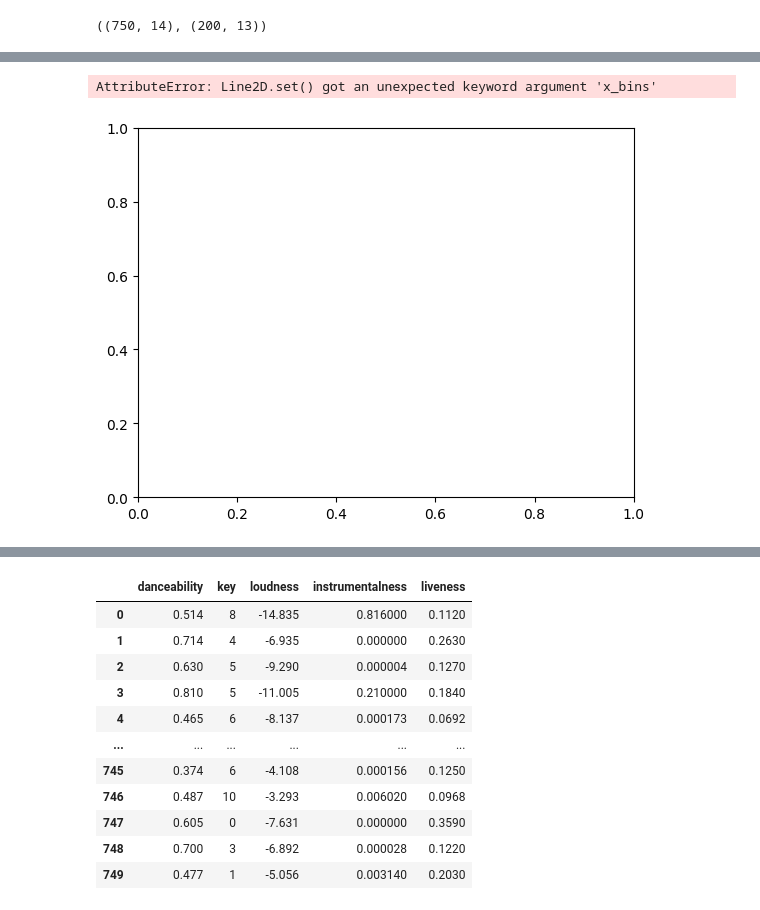
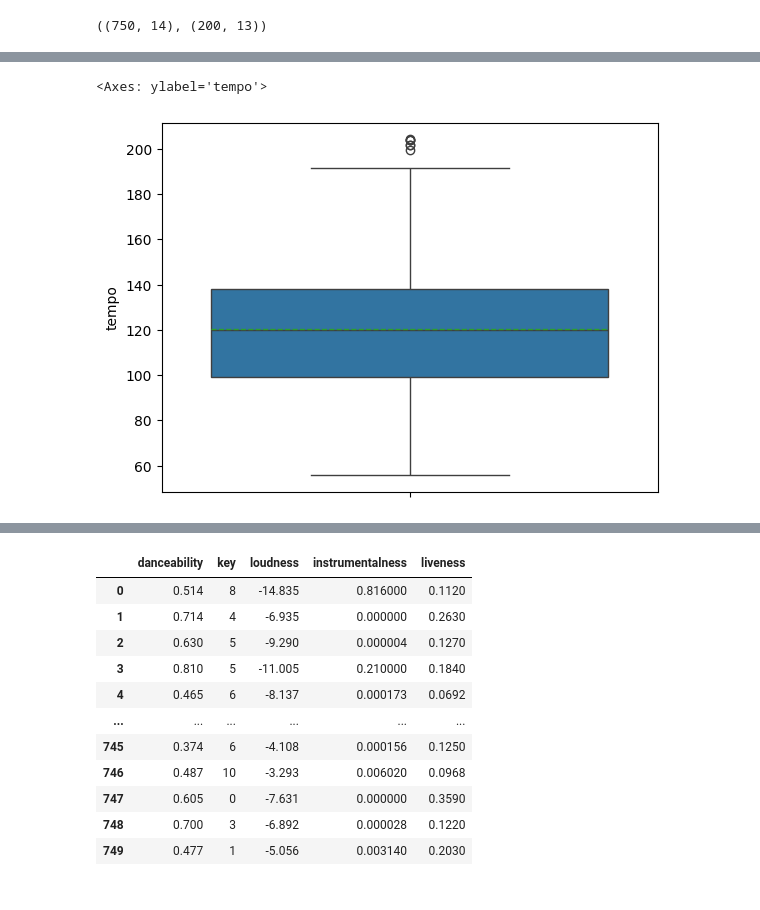
Before and after one commit to srkatsaras/FRTN65---Code-and-Notebooks, a Jupyter notebook: lab_song_classification.ipynb, the cells around one changed output, grey strips where cells are left out. Cells and saved outputs as stored; diff of their text form; code cells hidden in the pictures.

Commit message:
Added 'tempo' figures.

```diff
--- a/lab_song_classification.ipynb
+++ b/lab_song_classification.ipynb
@@ -50,7 +109,16 @@ train.sample(5)
-# %%
-dataset['AcousticnessBin'] = pd.cut(dataset['acousticness'].astype(int), 5)
-
-sns.lineplot(x = 'acousticness', y = 'label',  data=train, x_bins=10)
-# %% [output]
-AttributeError: Line2D.set() got an unexpected keyword argument 'x_bins'
-[figure, removed]
+# %%
+train['acousticnessBin'] = pd.cut(train['acousticness'], 10)
+train['danceabilityBin'] = pd.cut(train['danceability'], 10)
+train['energyBin'] = pd.cut(train['energy'], 10)
+train['instrumentalnessBin'] = pd.cut(train['instrumentalness'], 10)
+train['livenessBin'] = pd.cut(train['liveness'], 10)
+train['loudnessBin'] = pd.cut(train['loudness'], 10)
+train['speechinessBin'] = pd.cut(train['speechiness'], 10)
+train['tempoBin'] = pd.cut(train['tempo'], 10)
+train['valenceBin'] = pd.cut(train['valence'], 10)
+train['durationBin'] = pd.cut(train['duration'], 10)
+# %%
+sns.boxplot(data=train['tempo'], showmeans=True, meanline=True)
+# %% [output]
+<Axes: ylabel='tempo'>
+[figure, added]
```
Also changed, not shown: parts of 8 cells of this notebook.
